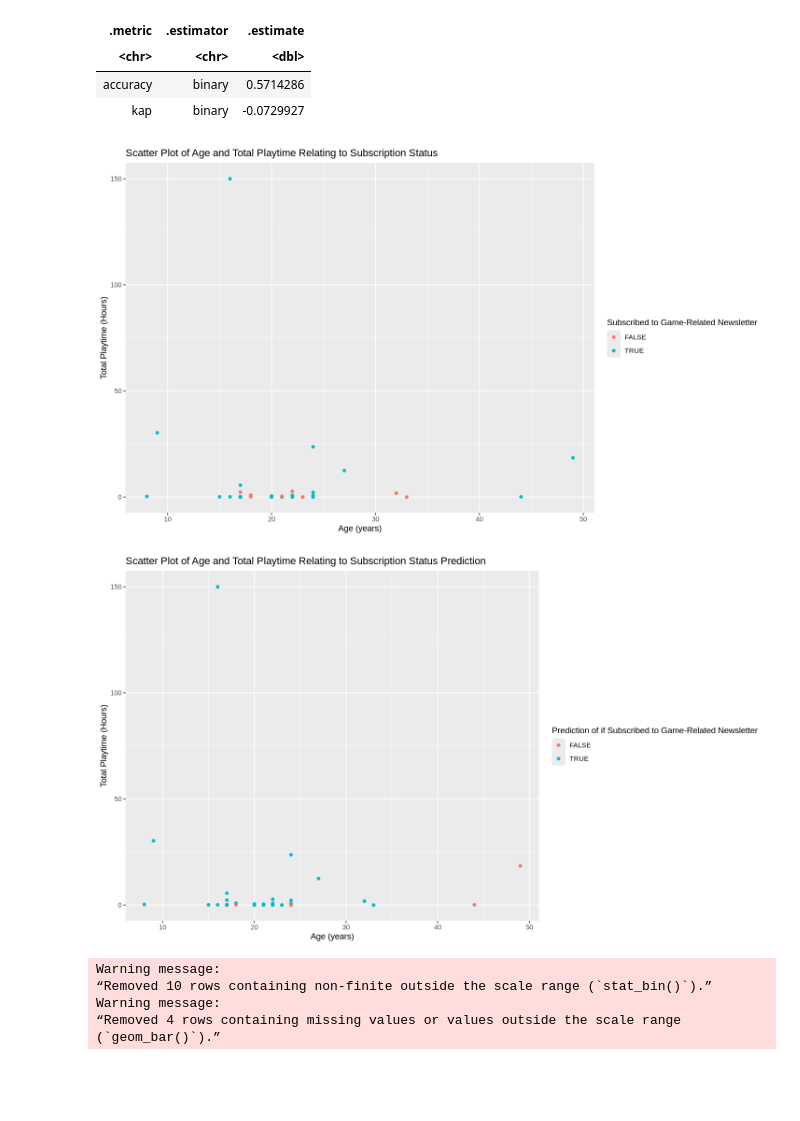
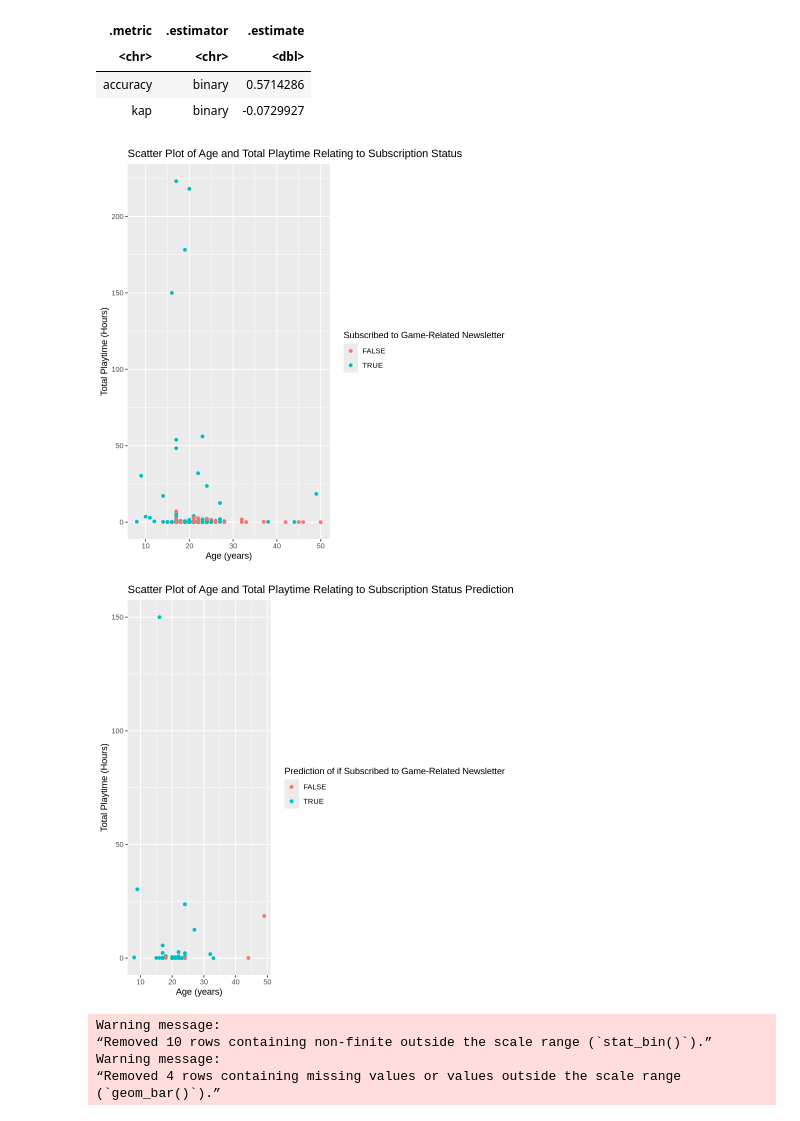
Before and after one commit to Kqvii/DSCI100-Group13, a Jupyter notebook: GroupProject-2.ipynb, the cells around one changed output. Saved outputs shown, nothing was run; the diff lists cells and outputs as text; code cells hidden in the pictures; blank space fills up the shorter version.

Commit message:
Fixed Prediction Error

```diff
--- a/GroupProject-2.ipynb
+++ b/GroupProject-2.ipynb
@@ -165,27 +183,28 @@ A tibble: 2 × 3
 | accuracy | binary | 0.5714286 |
 | kap | binary | -0.0729927 |
 # %%
-players_plot <- players_test_predictions |>
+
+players_plot <- players_wrangled |>
     ggplot(aes(x = Age, y = played_hours)) +
         geom_point(aes(colour = subscribe)) +
         xlab("Age (years)") +
         ylab("Total Playtime (Hours)") +
         labs(colour = "Subscribed to Game-Related Newsletter",
              title = "Scatter Plot of Age and Total Playtime Relating to Subscription Status")
 players_plot
 
 
-players_prediction_plot <- players_test_predictions |>
+players_prediction_plot <- players_predictions |>
     ggplot(aes(x = Age, y = played_hours)) +
         geom_point(aes(colour = .pred_class)) +
         xlab("Age (years)") +
         ylab("Total Playtime (Hours)") +
         labs(colour = "Prediction of if Subscribed to Game-Related Newsletter",
              title = "Scatter Plot of Age and Total Playtime Relating to Subscription Status Prediction")
 players_prediction_plot
 # %% [output]
-[figure, old version]
+[figure, new version]
-[figure, old version]
+[figure, new version]
 # %%
 options(repr.plot.width=12)
 players_dist <- players_wrangled |>
```
Also changed, not shown: parts of 2 cells of this notebook.
